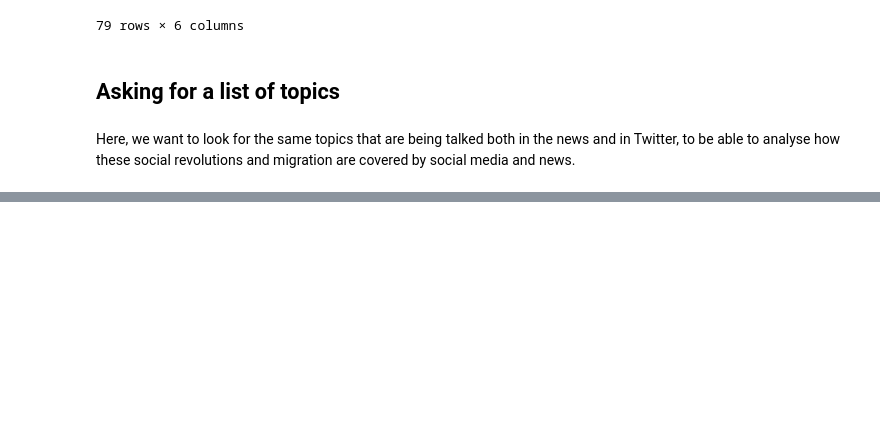
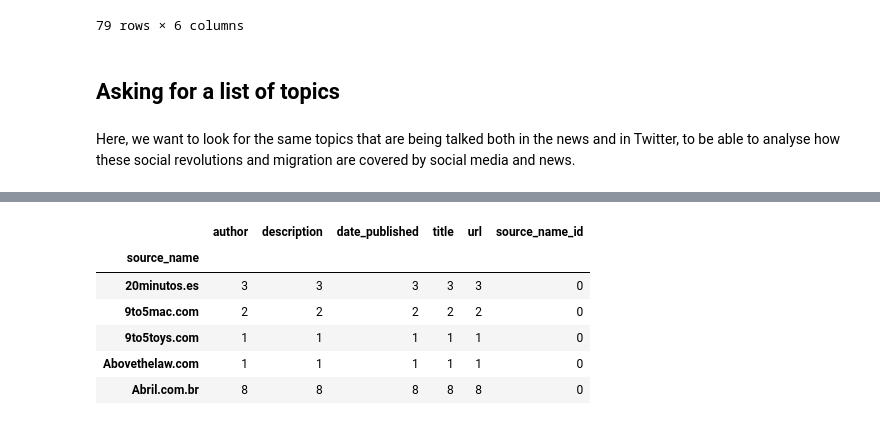
Before and after one commit to albertoabreu91/Project-Week-3-Data-Thieves, a Jupyter notebook: your-project/In_tests/NewsAPI_datacollection.ipynb, the cells around one changed output, grey strips where cells are left out. Saved outputs shown, nothing was run; the diff lists cells and outputs as text; code cells hidden in the pictures; blank space fills up the shorter version.

```diff
--- a/your-project/In_tests/NewsAPI_datacollection.ipynb
+++ b/your-project/In_tests/NewsAPI_datacollection.ipynb
@@ -406,0 +466,14 @@ topics_news_formatted.shape
+# %%
+not_in_sources = topics_news_formatted[topics_news_formatted.isna().any(axis=1)].groupby('source_name').count()
+
+#df1 = df[df.isna().any(axis=1)]
+# %%
+not_in_sources.head()
+# %% [output]
+|  | author | description | date_published | title | url | source_name_id |
+| source_name |  |  |  |  |  |  |
+| 20minutos.es | 3 | 3 | 3 | 3 | 3 | 0 |
+| 9to5mac.com | 2 | 2 | 2 | 2 | 2 | 0 |
+| 9to5toys.com | 1 | 1 | 1 | 1 | 1 | 0 |
+| Abovethelaw.com | 1 | 1 | 1 | 1 | 1 | 0 |
+| Abril.com.br | 8 | 8 | 8 | 8 | 8 | 0 |
```
Also changed, not shown: parts of 13 cells of this notebook, 1 other file.
